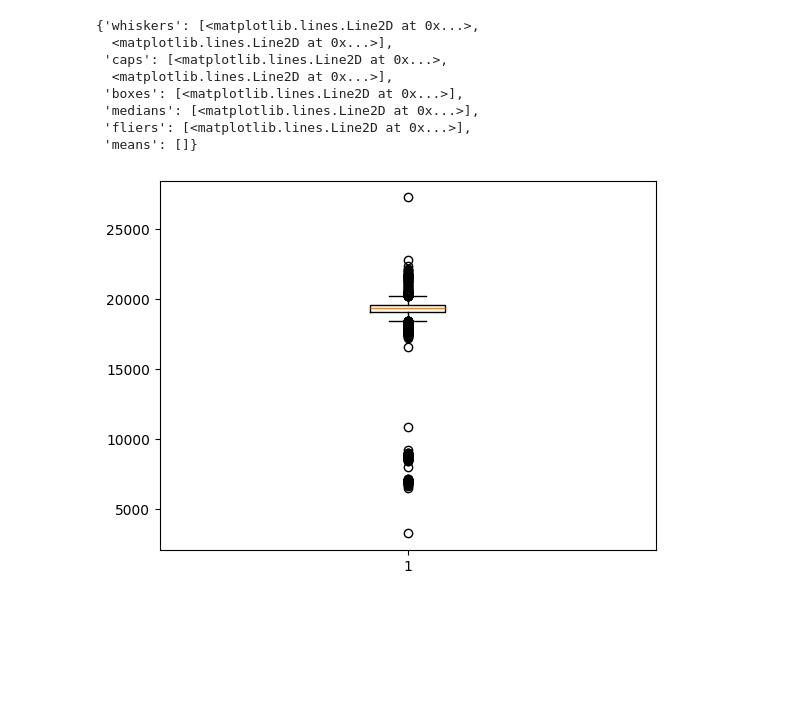
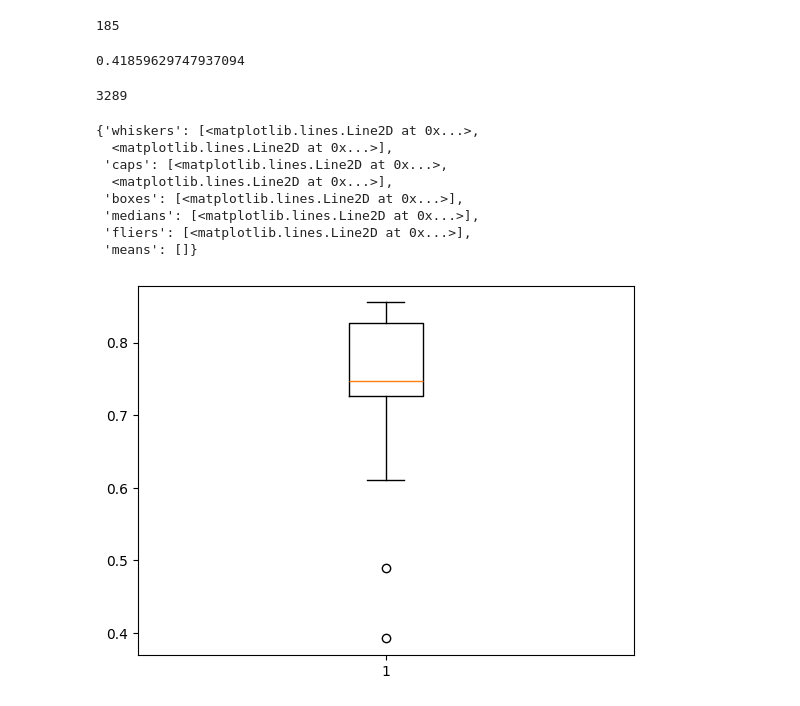
Before and after one commit to GZHoffie/TDT, a Jupyter notebook: compressor/test.ipynb, the cells around one changed output. Saved outputs shown, nothing was run; the diff lists cells and outputs as text; code cells hidden in the pictures; blank space fills up the shorter version.

```diff
--- a/compressor/test.ipynb
+++ b/compressor/test.ipynb
@@ -60,14 +38,10 @@ max(sim)
+# %%
+len(storage)
+# %% [output]
+185
 # %%
 import matplotlib.pyplot as plt
 
-plt.boxplot(sim)
+plt.hist(signature)
 # %% [output]
-{'whiskers': [<matplotlib.lines.Line2D at 0x...>,
-  <matplotlib.lines.Line2D at 0x...>],
- 'caps': [<matplotlib.lines.Line2D at 0x...>,
-  <matplotlib.lines.Line2D at 0x...>],
- 'boxes': [<matplotlib.lines.Line2D at 0x...>],
- 'medians': [<matplotlib.lines.Line2D at 0x...>],
- 'fliers': [<matplotlib.lines.Line2D at 0x...>],
- 'means': []}
+0.41859629747937094
-[figure, removed]
@@ -82,0 +48,6 @@ with open("../data/clusters.out") as c:
+# %%
+(signature > 80).sum()
+# %% [output]
+3289
+# %%
+genus_signature = (signature > 80)
@@ -82,0 +58,17 @@ with open("../data/clusters.out") as c:
+# %%
+coverage = []
+
+for i in storage:
+    coverage.append((i & genus_signature).sum() / genus_signature.sum())
+# %%
+plt.boxplot(coverage)
+# %% [output]
+{'whiskers': [<matplotlib.lines.Line2D at 0x...>,
+  <matplotlib.lines.Line2D at 0x...>],
+ 'caps': [<matplotlib.lines.Line2D at 0x...>,
+  <matplotlib.lines.Line2D at 0x...>],
+ 'boxes': [<matplotlib.lines.Line2D at 0x...>],
+ 'medians': [<matplotlib.lines.Line2D at 0x...>],
+ 'fliers': [<matplotlib.lines.Line2D at 0x...>],
+ 'means': []}
+[figure, added]
```
Also changed, not shown: parts of 24 cells of this notebook, 4 other files.
